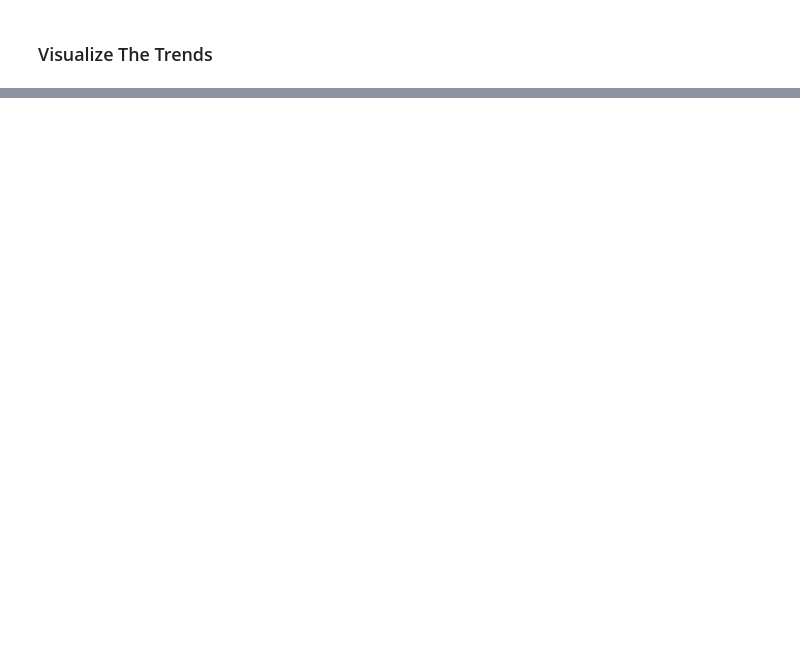
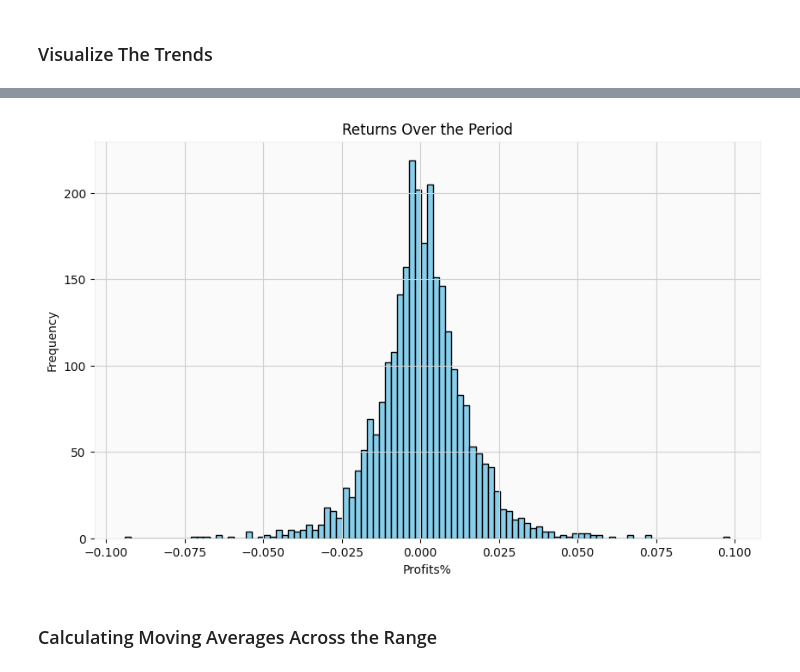
Before and after one commit to vishesh2305/SUL_Stock_Prediction_Analysis, a Jupyter notebook: IT_Notebook.ipynb, the cells around one changed output, grey strips where cells are left out. Saved outputs shown, nothing was run; the diff lists cells and outputs as text; code cells hidden in the pictures; blank space fills up the shorter version.

```diff
--- a/IT_Notebook.ipynb
+++ b/IT_Notebook.ipynb
@@ -139,0 +93,22 @@ plt.show()
+# %%
+def daily_returns(close_price):
+    returns=[None]
+    for i in range(1, len(close_price)):
+        daily_return = (close_price[i] - close_price[i-1])/close_price[i-1]
+        returns.append(daily_return)
+    return returns
+
+df_TCS['Daily_Returns'] = daily_returns(df_TCS['Close'])
+# %%
+# Visualization of the Returns
+plt.figure(figsize=(10,6))
+plt.hist(df_TCS['Daily_Returns'], bins=100, color='skyblue', edgecolor='black')
+plt.xlabel("Profits%")
+plt.ylabel("Frequency")
+plt.title("Returns Over the Period")
+plt.grid(True)
+plt.show()
+# %% [output]
+[figure, added]
+# %% [markdown]
+### Calculating Moving Averages Across the Range
```
Also changed, not shown: parts of 32 cells of this notebook.
